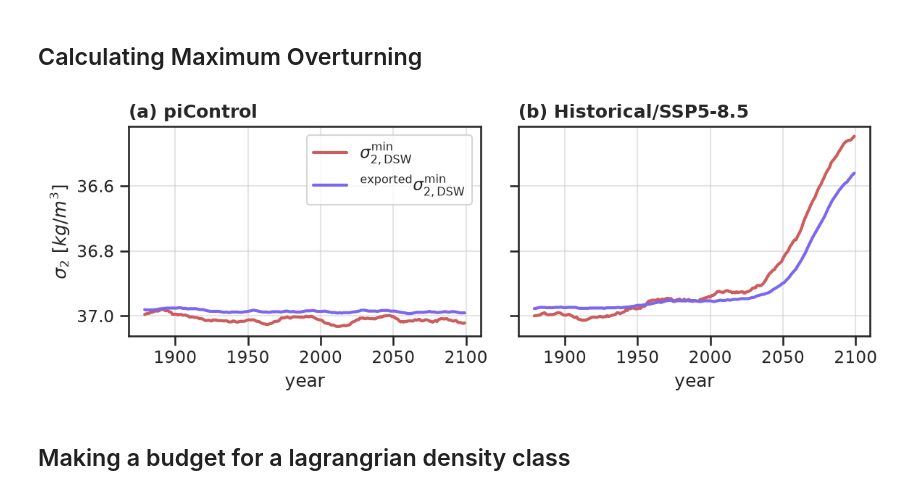
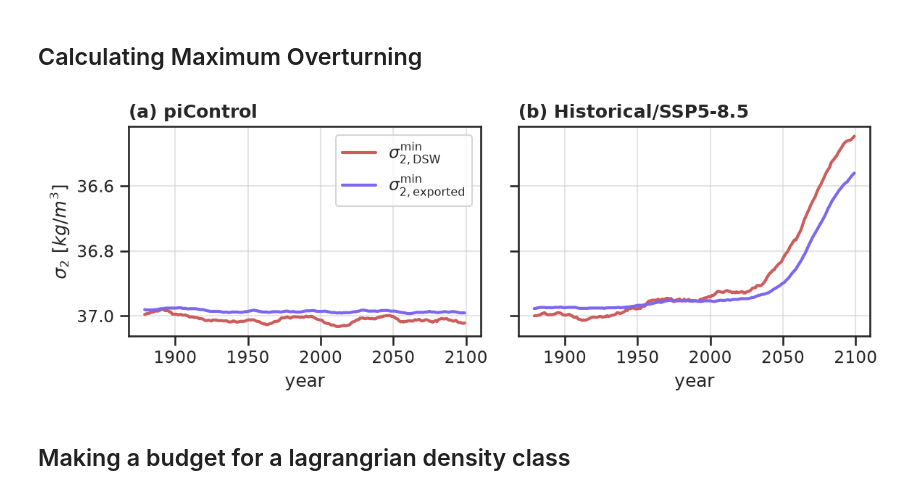
Before and after one commit to anthony-meza/CM4XAbyssalSWMT, a Jupyter notebook: notebooks/3.plotting_SouthernOcean_Full_Budget_Paper_Analysis.ipynb, the cells around one changed output. Cells and saved outputs as stored; diff of their text form; code cells hidden in the pictures.

```diff
--- a/notebooks/3.plotting_SouthernOcean_Full_Budget_Paper_Analysis.ipynb
+++ b/notebooks/3.plotting_SouthernOcean_Full_Budget_Paper_Analysis.ipynb
@@ -289,31 +289,31 @@ ds_max_export = xr.open_dataset(datadir("/model/Southern_Ocean_DSW_1000m_max_exp
 # %%
 fig, axes = plt.subplots(1, 2, figsize = (8, 3), sharey = True)
 
 rolling_window = 30
 rolling_average = lambda ds: ds.rolling(year=rolling_window, center=False).mean()
 
 ax = axes[0];
 expts = ["control", "forced"]
 titles = ["piControl", "Historical/SSP5-8.5"]
 
 letters = ["(a) ", "(b) "]
 for (i, ax) in enumerate(axes):
     max_swmt_density = rolling_average(ds_maximum_sbf.sel(exp = expts[i])["max_surface_boundary_flux_density"])
     max_export_density = rolling_average(ds_max_export.sel(exp = expts[i])["max_export_density"])
     ax.plot(max_swmt_density.year, max_swmt_density, label = r"$\sigma_{2,\substack{\mathrm{DSW}}}^{\min}$", lw = 2, c = "indianred")
-    ax.plot(max_export_density.year, max_export_density, label = r"${}^{\mathrm{exported}}\sigma_{2,\substack{\mathrm{DSW}}}^{\min}$", lw = 2, c = "mediumslateblue")
+    ax.plot(max_export_density.year, max_export_density, label = r"$\sigma_{2,\substack{\mathrm{exported}}}^{\min}$", lw = 2, c = "mediumslateblue")
     ax.set_title(letters[i] + titles[i], loc = "left", fontweight = "bold")
 
 ax.invert_yaxis()
 axes[0].legend()
 [a.grid(alpha = 0.5) for a in axes]
 [a.set_xlabel("year") for a in axes]
 axes[0].set_ylabel(r"$\sigma_2$" + " " + r"$[kg/m^3]$")
 
 fig.tight_layout()
 fig.savefig("plots/S1.max_ACS_SWMT_and_export_densities.png", dpi=350, bbox_inches="tight")
 # %% [output]
-[figure, old version]
+[figure, new version]
 # %% [markdown]
 ## Making a budget for a lagrangrian density class
 # %%
```
Also changed, not shown: parts of 2 cells of this notebook, 2 other files.
